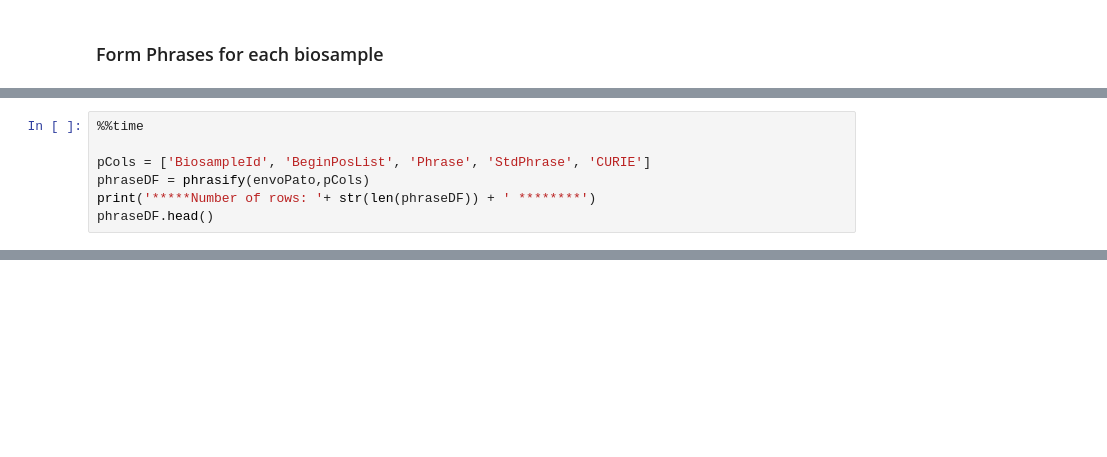
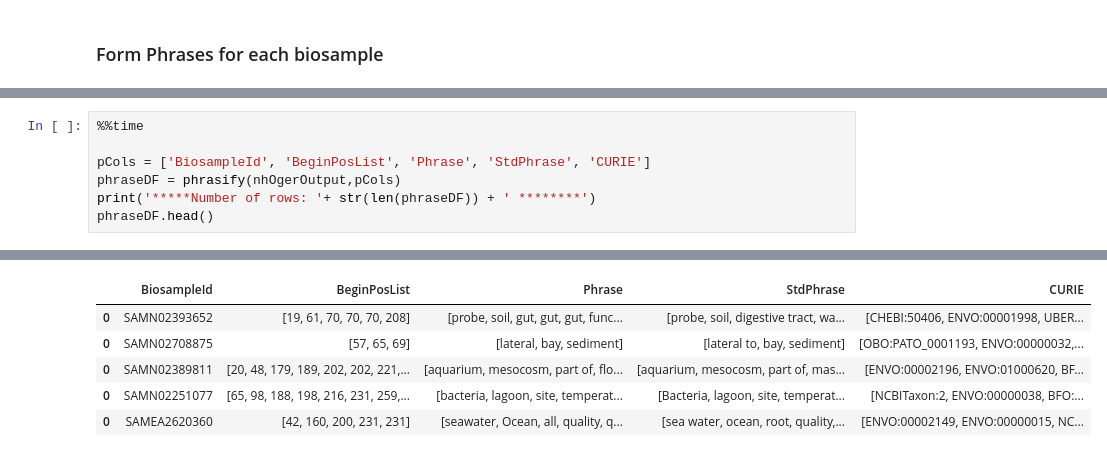
Before and after one commit to INCATools/biosample-analysis, a Jupyter notebook: src/notebooks/OGER-PostprocessingSandbox.ipynb, the cells around one changed output, grey strips where cells are left out. Drawn from its saved outputs; the diff is of its cells as text; blank space fills up the shorter version.

```diff
--- a/src/notebooks/OGER-PostprocessingSandbox.ipynb
+++ b/src/notebooks/OGER-PostprocessingSandbox.ipynb
@@ -140,7 +188,7 @@ Wall time: 6.91 µs
 %%time
 
 pCols = ['BiosampleId', 'BeginPosList', 'Phrase', 'StdPhrase', 'CURIE']
-phraseDF = phrasify(envoPato,pCols)
+phraseDF = phrasify(nhOgerOutput,pCols)
 print('*****Number of rows: '+ str(len(phraseDF)) + ' ********')
 phraseDF.head()
 # %% [output]
@@ -150,0 +198,6 @@ Number of relevant rows: 761 - 23/10/2020 17:48:42
+|  | BiosampleId | BeginPosList | Phrase | StdPhrase | CURIE |
+| 0 | SAMN02393652 | [19, 61, 70, 70, 70, 208] | [probe, soil, gut, gut, gut, func... | [probe, soil, digestive tract, wa... | [CHEBI:50406, ENVO:00001998, UBER... |
+| 0 | SAMN02708875 | [57, 65, 69] | [lateral, bay, sediment] | [lateral to, bay, sediment] | [OBO:PATO_0001193, ENVO:00000032,... |
+| 0 | SAMN02389811 | [20, 48, 179, 189, 202, 202, 221,... | [aquarium, mesocosm, part of, flo... | [aquarium, mesocosm, part of, mas... | [ENVO:00002196, ENVO:01000620, BF... |
+| 0 | SAMN02251077 | [65, 98, 188, 198, 216, 231, 259,... | [bacteria, lagoon, site, temperat... | [Bacteria, lagoon, site, temperat... | [NCBITaxon:2, ENVO:00000038, BFO:... |
+| 0 | SAMEA2620360 | [42, 160, 200, 231, 231] | [seawater, Ocean, all, quality, q... | [sea water, ocean, root, quality,... | [ENVO:00002149, ENVO:00000015, NC... |
```
Also changed, not shown: parts of 13 cells of this notebook.
